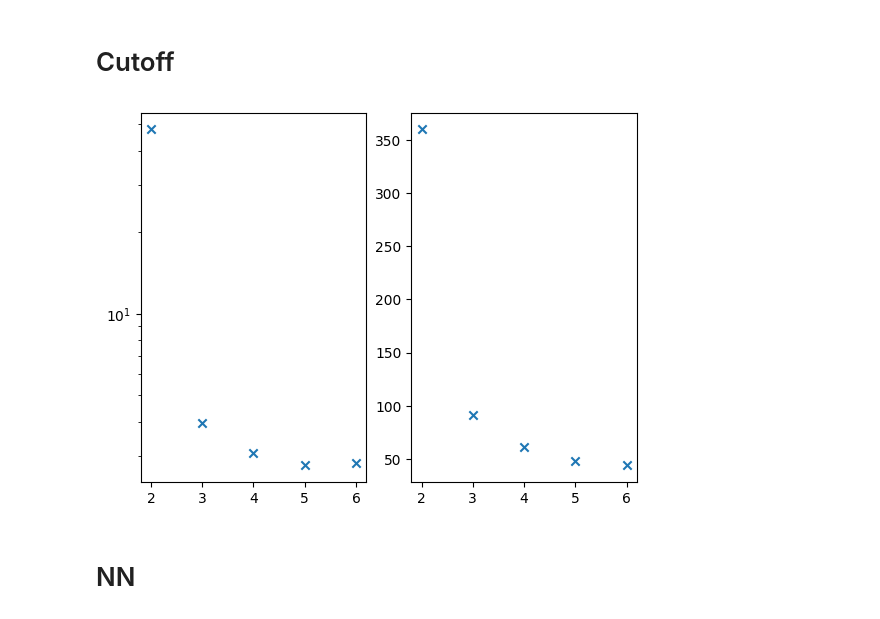
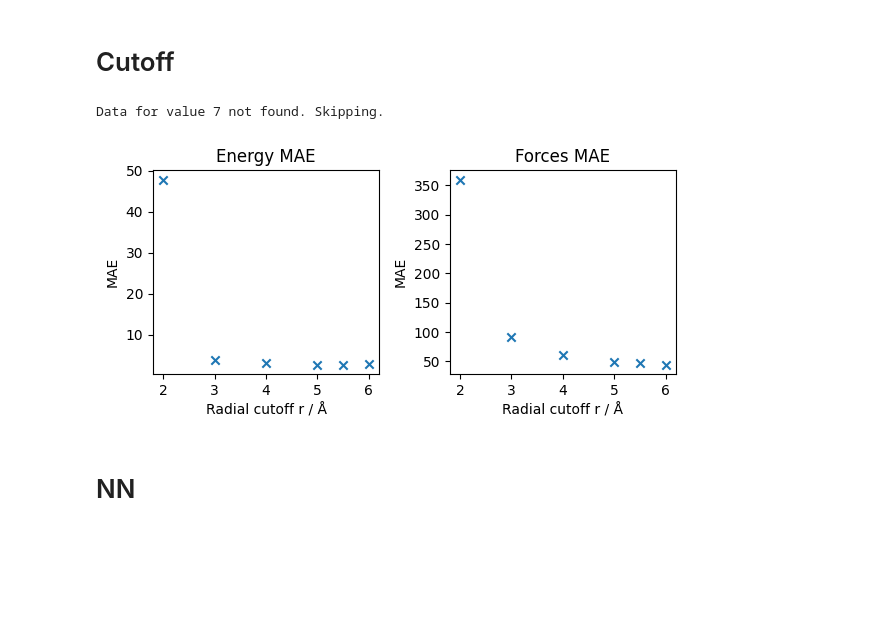
Before and after one commit to PythonFZ/2025-espresso-water, a Jupyter notebook: eval.ipynb, the cells around one changed output. Cells and saved outputs as stored; diff of their text form; code cells hidden in the pictures; blank space fills up the shorter version.

```diff
--- a/eval.ipynb
+++ b/eval.ipynb
@@ -7,21 +49,8 @@ import matplotlib.pyplot as plt
 # %%
-r2_energy = json.loads(Path("nodes/r_max/2/PredictionMetrics/energy.json").read_text())
-r3_energy = json.loads(Path("nodes/r_max/3/PredictionMetrics/energy.json").read_text())
-r4_energy = json.loads(Path("nodes/r_max/4/PredictionMetrics/energy.json").read_text())
-r5_energy = json.loads(Path("nodes/r_max/5/PredictionMetrics/energy.json").read_text())
-r6_energy = json.loads(Path("nodes/r_max/6/PredictionMetrics/energy.json").read_text())
-
-r2_forces = json.loads(Path("nodes/r_max/2/PredictionMetrics/forces.json").read_text())
-r3_forces = json.loads(Path("nodes/r_max/3/PredictionMetrics/forces.json").read_text())
-r4_forces = json.loads(Path("nodes/r_max/4/PredictionMetrics/forces.json").read_text())
-r5_forces = json.loads(Path("nodes/r_max/5/PredictionMetrics/forces.json").read_text())
-r6_forces = json.loads(Path("nodes/r_max/6/PredictionMetrics/forces.json").read_text())
+r_max_values = ["2", "3", "4", "5", "5_5", "6", "7"]
+plot_metrics(r_max_values, "nodes/r_max/{v}/PredictionMetrics", "Radial cutoff r / Å")
+# %% [output]
+Data for value 7 not found. Skipping.
+[figure, added]
-# %%
-fig, ax = plt.subplots(1, 2)
-ax[0].scatter([2, 3, 4, 5, 6], [r2_energy["mae"], r3_energy["mae"], r4_energy["mae"], r5_energy["mae"], r6_energy["mae"]], marker="x")
-ax[1].scatter([2, 3, 4, 5, 6], [r2_forces["mae"], r3_forces["mae"], r4_forces["mae"], r5_forces["mae"], r6_forces["mae"]], marker="x")
-ax[0].set_yscale("log")
-# %% [output]
-[figure, removed]
 # %% [markdown]
 # NN
```
Also changed, not shown: parts of 5 cells of this notebook.
